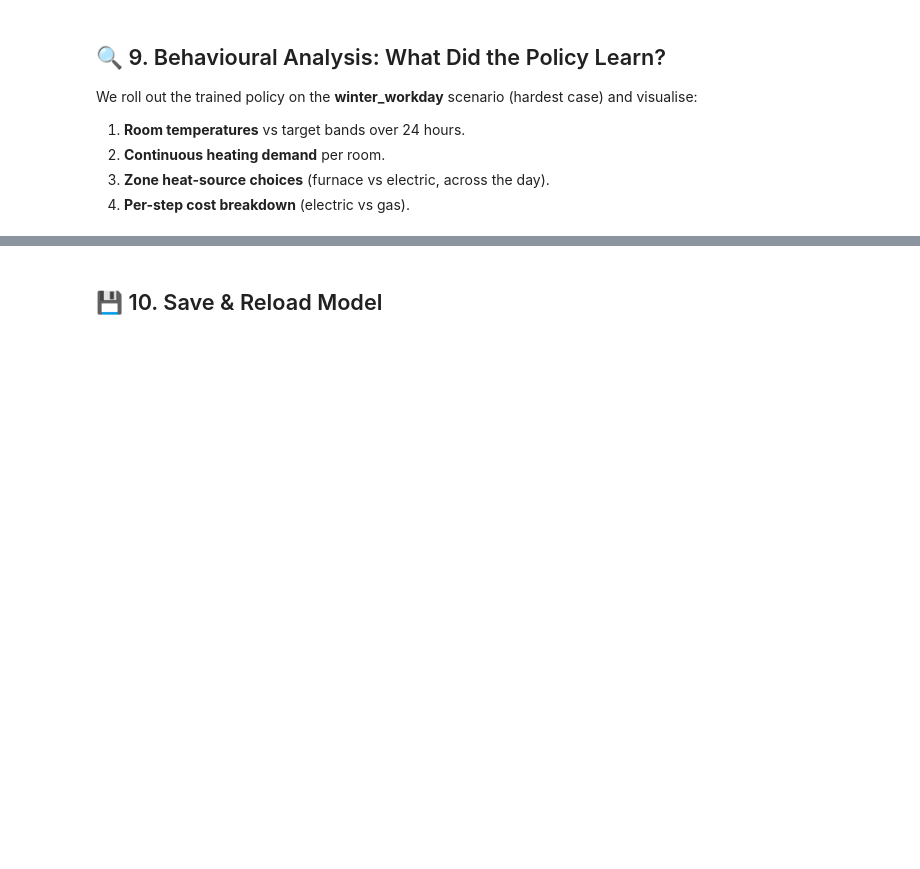
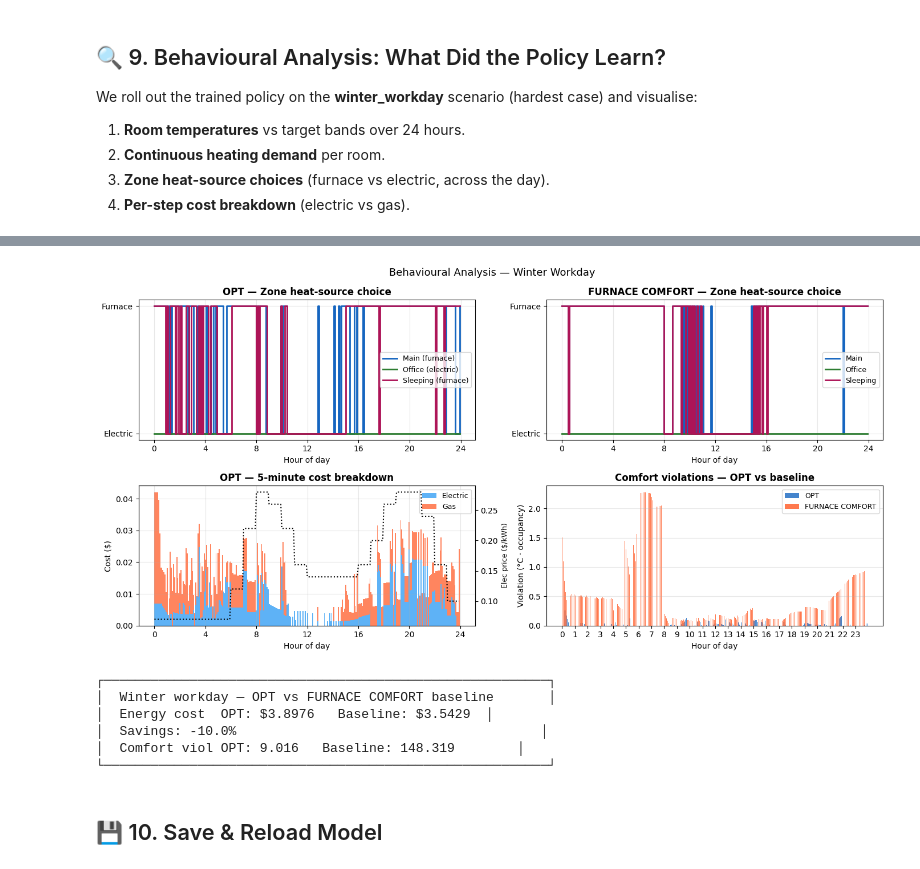
Before and after one commit to uatragada/IntelliWarm, a Jupyter notebook: notebooks/opt_heating_policy_training.ipynb, the cells around one changed output, grey strips where cells are left out. Drawn from its saved outputs; the diff is of its cells as text; code cells hidden in the pictures; blank space fills up the shorter version.

```diff
--- a/notebooks/opt_heating_policy_training.ipynb
+++ b/notebooks/opt_heating_policy_training.ipynb
@@ -1263,7 +1435,7 @@ for z in rollout_base["zone_names"]:
     ax.step(hours, src, where="post", label=z, color=zone_colors.get(z, "gray"), lw=2)
 ax.set_yticks([0, 1])
 ax.set_yticklabels(["Electric", "Furnace"])
-ax.set_title("COMFORT-electric — Zone heat-source choice", fontweight="bold")
+ax.set_title("FURNACE COMFORT — Zone heat-source choice", fontweight="bold")
 ax.set_xlabel("Hour of day"); ax.set_xticks(np.arange(0, 25, 4)); ax.legend(fontsize=9); ax.grid(True, alpha=0.3)
 
 # ── Bottom left: Cost breakdown OPT ──────────────────────────────────────────
@@ -1276,35 +1448,43 @@ ax2.plot(hours, winter_workday.electricity_prices, color="black", lw=1.5, ls=":"
 ax2.set_ylabel("Elec price ($/kWh)", fontsize=9)
 ax.set_title("OPT — 5-minute cost breakdown", fontweight="bold")
 ax.set_xlabel("Hour of day"); ax.set_ylabel("Cost ($)"); ax.set_xticks(np.arange(0, 25, 4)); ax.legend(fontsize=9)
 ax.grid(True, alpha=0.3)
 
 # ── Bottom right: Comfort violations ─────────────────────────────────────────
 ax = axes[1, 1]
 x = np.arange(len(hours))
 w = 0.35
 ax.bar(x - w/2, rollout_opt["violations"],  w, label="OPT",  color="#1565C0", alpha=0.8)
-ax.bar(x + w/2, rollout_base["violations"], w, label="COMFORT-electric", color="#FF5722", alpha=0.8)
+ax.bar(x + w/2, rollout_base["violations"], w, label="FURNACE COMFORT", color="#FF5722", alpha=0.8)
 tick_idx = np.arange(0, len(hours), 12)
 ax.set_xticks(tick_idx); ax.set_xticklabels([f"{hours[i]:.0f}" for i in tick_idx])
 ax.set_title("Comfort violations — OPT vs baseline", fontweight="bold")
 ax.set_xlabel("Hour of day"); ax.set_ylabel("Violation (°C · occupancy)")
 ax.legend(fontsize=9); ax.grid(True, axis="y", alpha=0.3)
 
 plt.suptitle("Behavioural Analysis — Winter Workday", fontsize=13)
 plt.tight_layout()
 plt.show()
 
 opt_total_cost = sum(rollout_opt["elec_cost"]) + sum(rollout_opt["gas_cost"])
 base_total_cost = sum(rollout_base["elec_cost"]) + sum(rollout_base["gas_cost"])
 opt_total_viol  = sum(rollout_opt["violations"])
 base_total_viol = sum(rollout_base["violations"])
 savings = (base_total_cost - opt_total_cost) / max(base_total_cost, 1e-9) * 100
 print(f"\n┌─────────────────────────────────────────────────────────┐")
-print(f"│  Winter workday — OPT vs COMFORT-electric baseline       │")
+print(f"│  Winter workday — OPT vs FURNACE COMFORT baseline       │")
 print(f"│  Energy cost  OPT: ${opt_total_cost:.4f}   Baseline: ${base_total_cost:.4f}  │")
 print(f"│  Savings: {savings:+.1f}%                                       │")
 print(f"│  Comfort viol OPT: {opt_total_viol:.3f}   Baseline: {base_total_viol:.3f}        │")
 print(f"└─────────────────────────────────────────────────────────┘")
+# %% [output]
+[figure, added]
+┌─────────────────────────────────────────────────────────┐
+│  Winter workday — OPT vs FURNACE COMFORT baseline       │
+│  Energy cost  OPT: $3.8976   Baseline: $3.5429  │
+│  Savings: -10.0%                                       │
+│  Comfort viol OPT: 9.016   Baseline: 148.319        │
+└─────────────────────────────────────────────────────────┘
 # %% [markdown]
 ## 💾 10. Save & Reload Model
 # %%
```
Also changed, not shown: parts of 22 cells of this notebook, 27 other files.
